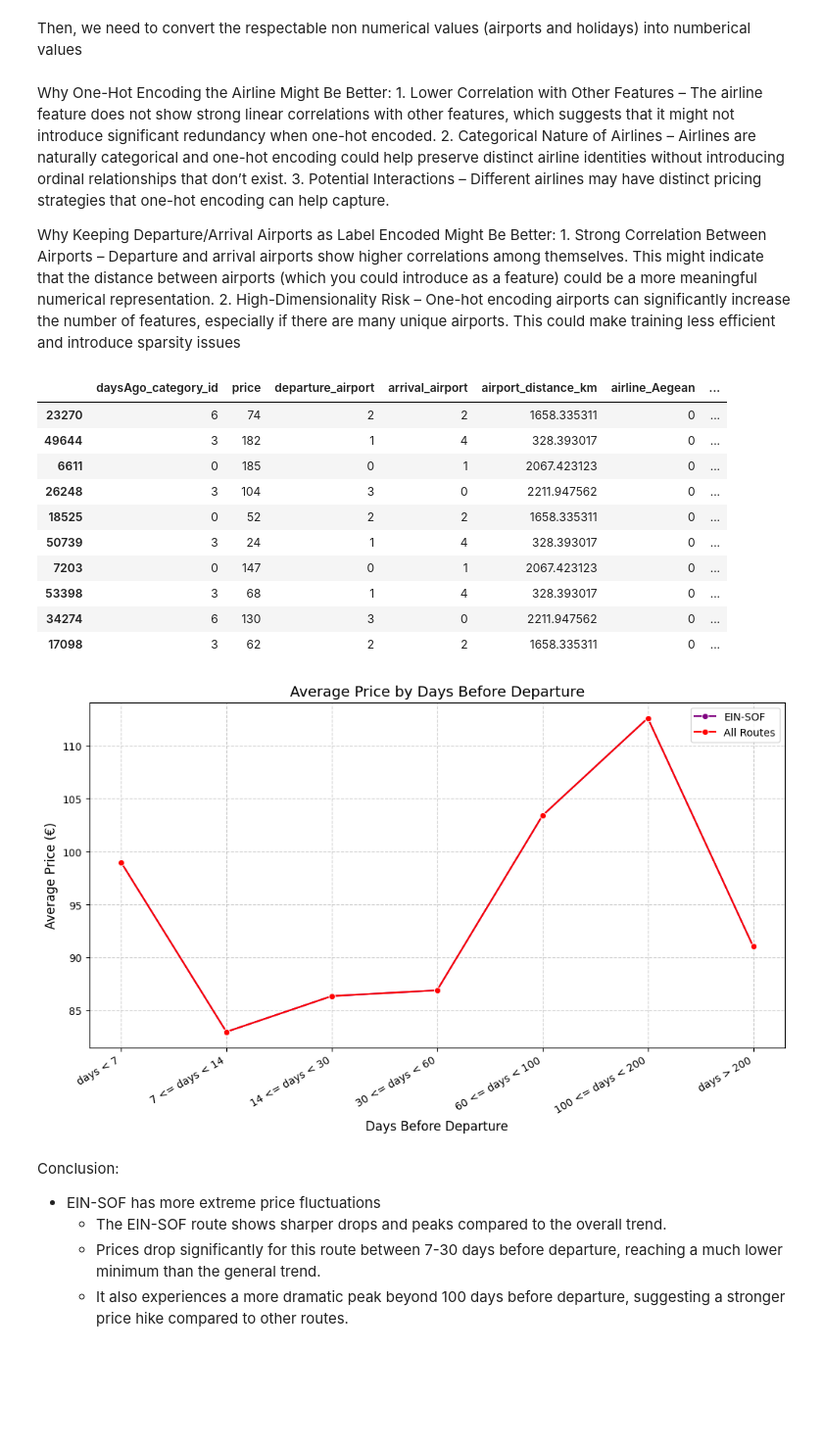
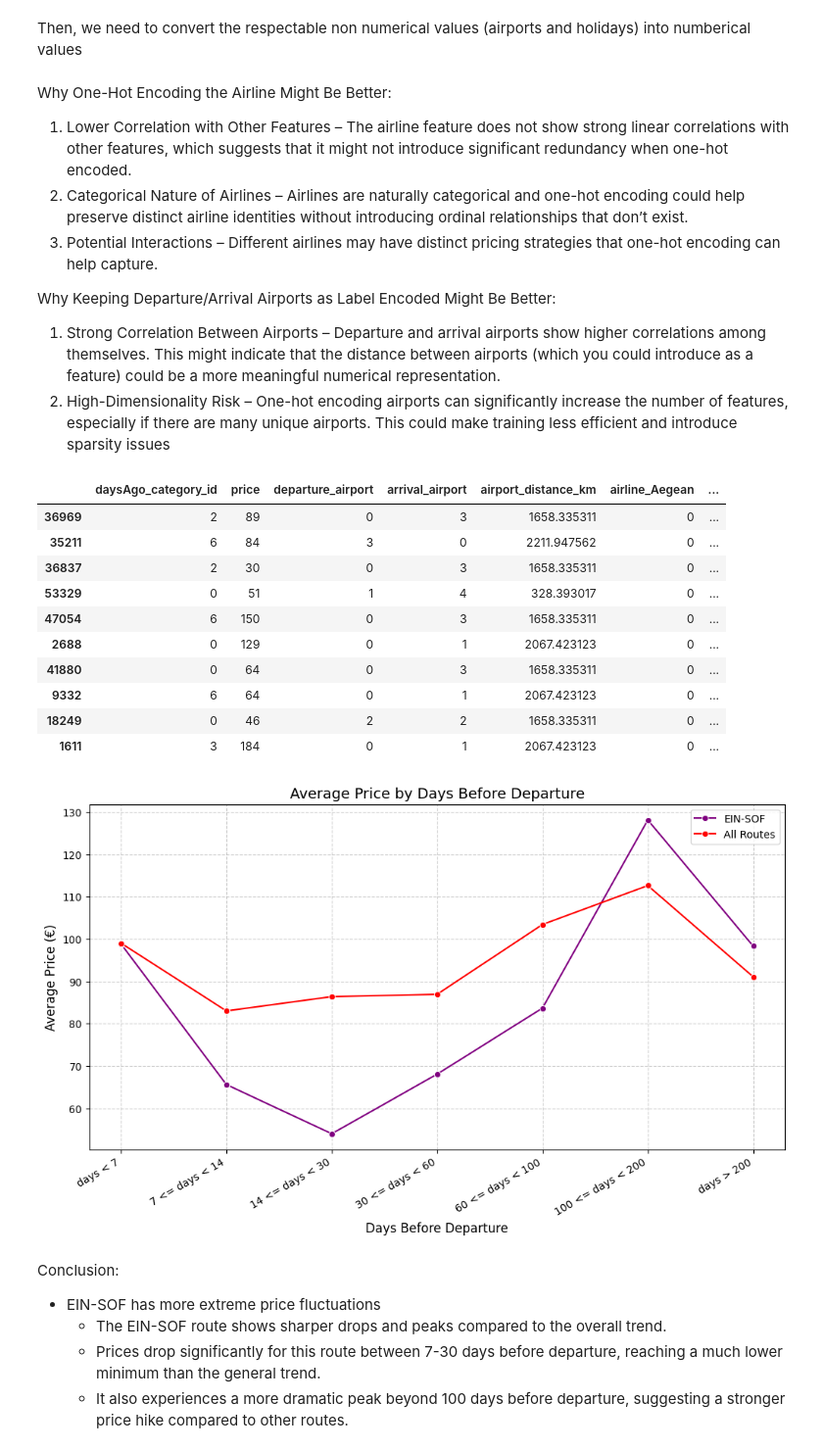
Before and after one commit to Boyan-Apostolov/Flight-Prices-Predicitons, a Jupyter notebook: flights_prices_predictions.ipynb, the cells around one changed output. Shown at 98% size. Drawn from its saved outputs; the diff is of its cells as text; code cells hidden in the pictures; blank space fills up the shorter version.

Commit message:
implemented iteration 1

```diff
--- a/flights_prices_predictions.ipynb
+++ b/flights_prices_predictions.ipynb
@@ -278,7 +278,9 @@ import glob
 
 csv_files = glob.glob("./datasets/iteration1/*.csv")
 
-iterations.one.main_data = pd.concat([pd.read_csv(file, parse_dates=["departureDate", "record_timestamp"], low_memory=False) for file in csv_files], ignore_index=True)
+iterations.one.original_main_data = pd.concat([pd.read_csv(file, parse_dates=["departureDate", "record_timestamp"], low_memory=False) for file in csv_files], ignore_index=True)
+
+iterations.one.main_data = iterations.one.original_main_data.copy(deep=True)
 # %% [markdown]
 # 📃 Sample the data
 # %%
@@ -387,19 +389,18 @@ iterations.one.main_data.sample(10)
 Then, we need to convert the respectable non numerical values (airports and holidays) into numberical values
 # %% [markdown]
 Why One-Hot Encoding the Airline Might Be Better:
-	1.	Lower Correlation with Other Features – The airline feature does not show strong linear correlations with other features, which suggests that it might not introduce significant redundancy when one-hot encoded.
-	2.	Categorical Nature of Airlines – Airlines are naturally categorical and one-hot encoding could help preserve distinct airline identities without introducing ordinal relationships that don’t exist.
-	3.	Potential Interactions – Different airlines may have distinct pricing strategies that one-hot encoding can help capture.
+1.	Lower Correlation with Other Features – The airline feature does not show strong linear correlations with other features, which suggests that it might not introduce significant redundancy when one-hot encoded.
+2.	Categorical Nature of Airlines – Airlines are naturally categorical and one-hot encoding could help preserve distinct airline identities without introducing ordinal relationships that don’t exist.
+3.	Potential Interactions – Different airlines may have distinct pricing strategies that one-hot encoding can help capture.
 
 Why Keeping Departure/Arrival Airports as Label Encoded Might Be Better:
-	1.	Strong Correlation Between Airports – Departure and arrival airports show higher correlations among themselves. This might indicate that the distance between airports (which you could introduce as a feature) could be a more meaningful numerical representation.
-	2.	High-Dimensionality Risk – One-hot encoding airports can significantly increase the number of features, especially if there are many unique airports. This could make training less efficient and introduce sparsity issues
+1.	Strong Correlation Between Airports – Departure and arrival airports show higher correlations among themselves. This might indicate that the distance between airports (which you could introduce as a feature) could be a more meaningful numerical representation.
+2.	High-Dimensionality Risk – One-hot encoding airports can significantly increase the number of features, especially if there are many unique airports. This could make training less efficient and introduce sparsity issues
 # %%
 from sklearn import preprocessing
 encoder = preprocessing.LabelEncoder()
 iterations.one.main_data["daysAgo_category_id"] = encoder.fit_transform(iterations.one.main_data["daysAgo_category"])
 iterations.one.main_data.drop(columns=['daysAgo_category'], inplace=True)
-iterations.one.main_data.drop(columns=['daysAgo'], inplace=True)
 
 # Perform one-hot encoding on 'airline' and label encoding on airports
 iterations.one.main_data = pd.get_dummies(iterations.one.main_data, columns=['airline'])
@@ -425,21 +426,27 @@ iterations.one.main_data.drop(columns=['record_timestamp'], inplace=True)
 
 
 col = iterations.one.main_data.pop("daysAgo_category_id")  # Remove the column
+
+iterations.one.main_data_prepared = iterations.one.main_data.copy(deep=True)
+
 iterations.one.main_data.insert(0, "daysAgo_category_id", col)  # Insert it at 0
 
+#Removing the column daysAgo as this attempt will be categorical
+iterations.one.main_data.drop(columns=['daysAgo'], inplace=True)
+
 iterations.one.main_data.sample(10)
 # %% [output]
 |  | daysAgo_category_id | price | departure_airport | arrival_airport | airport_distance_km | airline_Aegean | ... |
-| 23270 | 6 | 74 | 2 | 2 | 1658.335311 | 0 | ... |
-| 49644 | 3 | 182 | 1 | 4 | 328.393017 | 0 | ... |
-| 6611 | 0 | 185 | 0 | 1 | 2067.423123 | 0 | ... |
-| 26248 | 3 | 104 | 3 | 0 | 2211.947562 | 0 | ... |
-| 18525 | 0 | 52 | 2 | 2 | 1658.335311 | 0 | ... |
-| 50739 | 3 | 24 | 1 | 4 | 328.393017 | 0 | ... |
-| 7203 | 0 | 147 | 0 | 1 | 2067.423123 | 0 | ... |
-| 53398 | 3 | 68 | 1 | 4 | 328.393017 | 0 | ... |
-| 34274 | 6 | 130 | 3 | 0 | 2211.947562 | 0 | ... |
-| 17098 | 3 | 62 | 2 | 2 | 1658.335311 | 0 | ... |
+| 36969 | 2 | 89 | 0 | 3 | 1658.335311 | 0 | ... |
+| 35211 | 6 | 84 | 3 | 0 | 2211.947562 | 0 | ... |
+| 36837 | 2 | 30 | 0 | 3 | 1658.335311 | 0 | ... |
+| 53329 | 0 | 51 | 1 | 4 | 328.393017 | 0 | ... |
+| 47054 | 6 | 150 | 0 | 3 | 1658.335311 | 0 | ... |
+| 2688 | 0 | 129 | 0 | 1 | 2067.423123 | 0 | ... |
+| 41880 | 0 | 64 | 0 | 3 | 1658.335311 | 0 | ... |
+| 9332 | 6 | 64 | 0 | 1 | 2067.423123 | 0 | ... |
+| 18249 | 0 | 46 | 2 | 2 | 1658.335311 | 0 | ... |
+| 1611 | 3 | 184 | 0 | 1 | 2067.423123 | 0 | ... |
 # %%
 # Create a mapping from category_id to category name
 category_mapping = {i: category_order[i] for i in range(len(category_order))}
@@ -458,35 +465,35 @@ def process_avg_price_by_category(df, category_id_column):
     )
 
     # Sort data based on category order
     avg_price_by_range = avg_price_by_range.sort_values('daysAgo_category')
 
     return avg_price_by_range
 
 # Process data for both datasets
-avg_price_by_range_0 = process_avg_price_by_category(iterations.one.main_data, 'daysAgo_category_id')
+avg_price_by_range_0 = process_avg_price_by_category(iterations.zero.main_data, 'daysAgo_category_id')
 avg_price_by_range_1 = process_avg_price_by_category(iterations.one.main_data, 'daysAgo_category_id')
 
 # Plotting
 plt.figure(figsize=(12,6))
 sns.lineplot(x='daysAgo_category', y='price', data=avg_price_by_range_0, marker='o', color='purple', label='EIN-SOF')
 sns.lineplot(x='daysAgo_category', y='price', data=avg_price_by_range_1, marker='o', color='red', label='All Routes')
 
 # Labels and title
 plt.title('Average Price by Days Before Departure', fontsize=14)
 plt.xlabel('Days Before Departure', fontsize=12)
 plt.ylabel('Average Price (€)', fontsize=12)
 
 # Rotate x-axis labels properly
 plt.xticks(rotation=30, ha='right')
 
 # Add legend and grid
 plt.legend()
 plt.grid(True, linestyle='--', alpha=0.6)
 
 # Show plot
 plt.show()
 # %% [output]
-[figure, old version]
+[figure, new version]
 # %% [markdown]
 Conclusion:
 - EIN-SOF has more extreme price fluctuations
```
Also changed, not shown: parts of 39 cells of this notebook, 2 other files.
